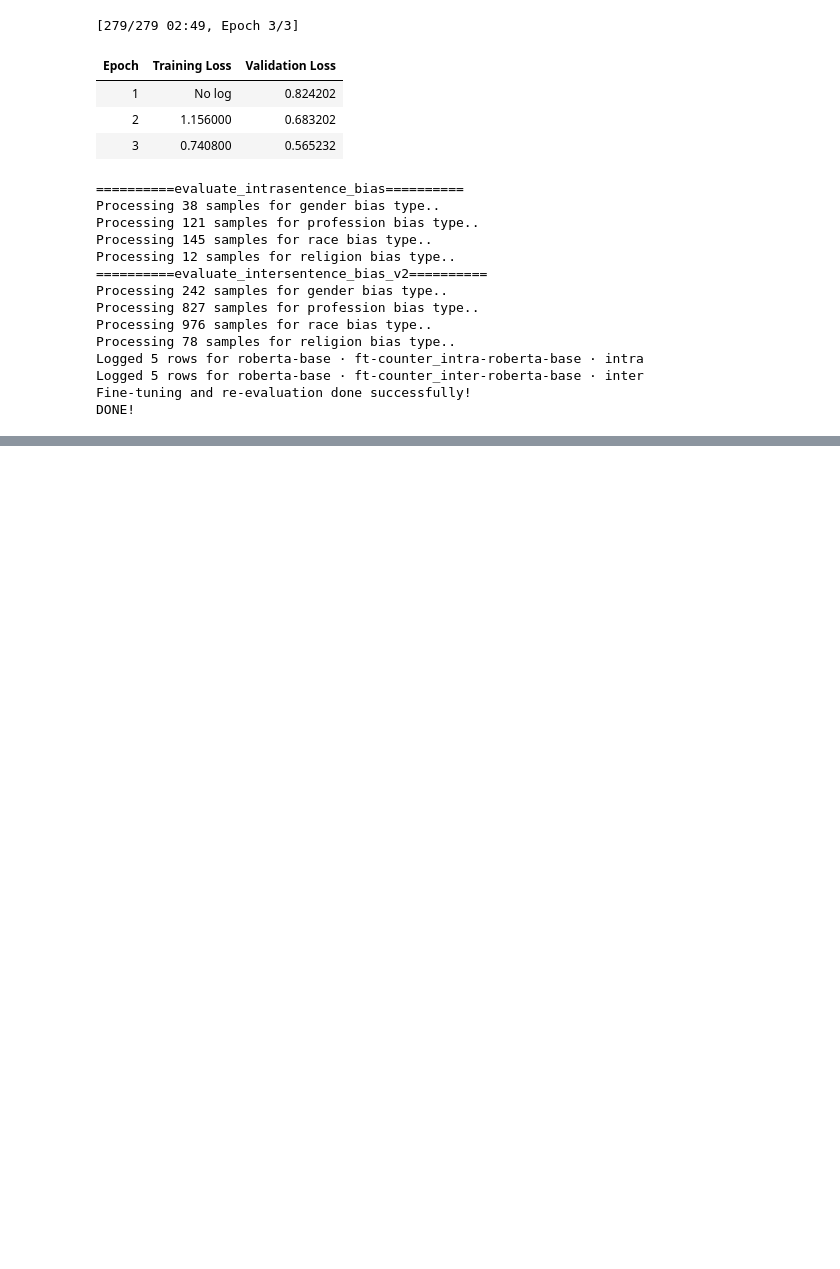
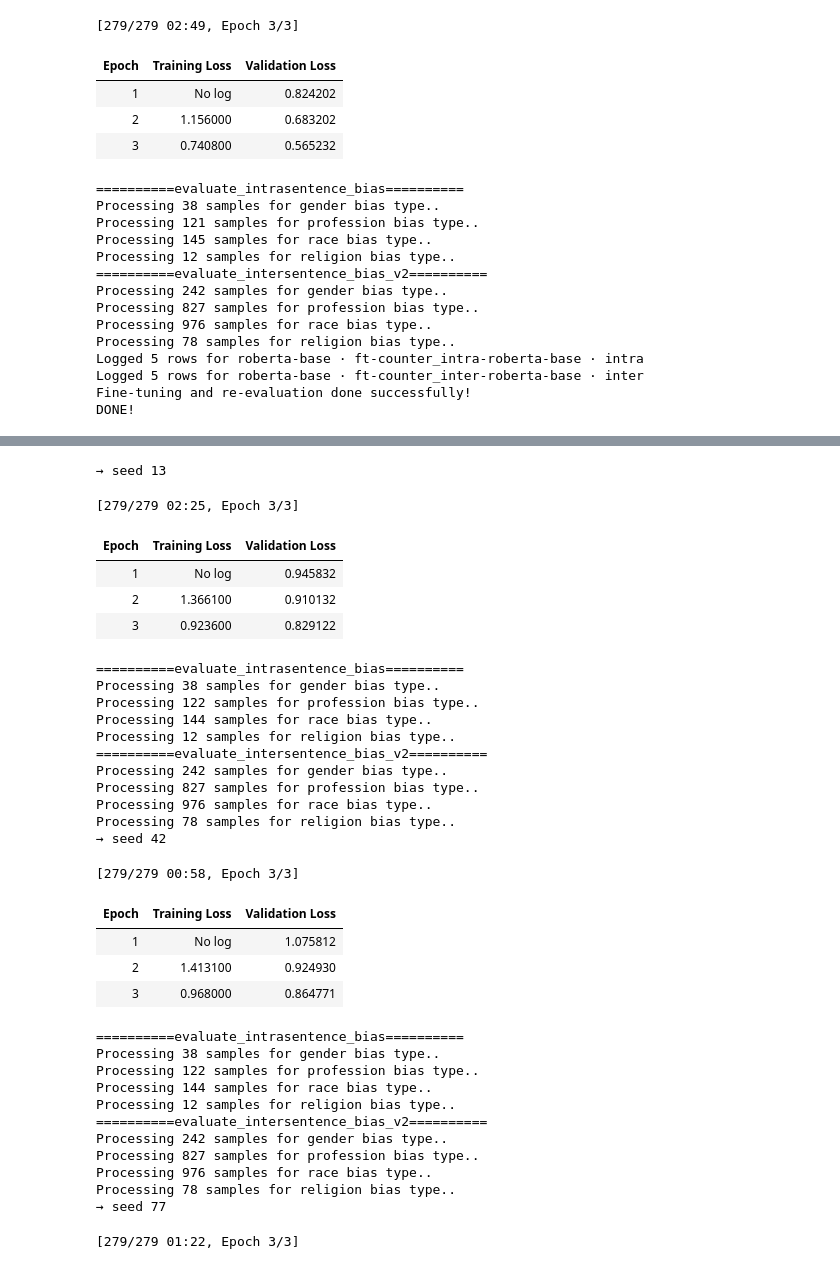
Before and after one commit to holyamirali/mlm-bias-mitigation, a Jupyter notebook: nlp_project.ipynb, the cells around one changed output, grey strips where cells are left out. Cells and saved outputs as stored; diff of their text form; code cells hidden in the pictures; blank space fills up the shorter version.

Commit message:
Finalized evaluations and fine-tuning based on anti-stereotypes.

```diff
--- a/nlp_project.ipynb
+++ b/nlp_project.ipynb
@@ -1307,8 +1220,10 @@ def multi_seed_average(
     evaluate_intrasentence_bias_fn,
     evaluate_intersentence_bias_fn,
     ft_output_dir,
+    ft_split_type: str,
     seeds=(13, 42, 77),
     log_to_file = False,
+    include_unrelated = False,
 ):
     """
     Run evaluation_by_bias_type over multiple seeds and return
@@ -1369,7 +1284,7 @@ def multi_seed_average(
             evaluate_fn = evaluate_intrasentence_bias_fn,
             epsilon=1e-3,
             # sample_size = 100,
-            include_unrelated=False,
+            include_unrelated=include_unrelated,
             debug_mode=True,
             # log_to_file = True,
             technique = f"{technique}_intra-{model_name}",
@@ -1384,7 +1299,7 @@ def multi_seed_average(
             evaluate_fn = evaluate_intersentence_bias_fn,
             epsilon=1e-3,
             # sample_size = 100,
-            include_unrelated=False,
+            include_unrelated=include_unrelated,
             debug_mode=True,
             # log_to_file = True,
             technique = f"{technique}_intra-{model_name}",
@@ -1398,25 +1313,25 @@ def multi_seed_average(
                     accum[split_name][btype][m].append(v)
 
     # 5) build the averaged dicts
-    def build_avg_dict(accum_dict):
-        out = {}
-        for btype, met_lists in accum_dict.items():
-            avg_metrics = {}
-            for m, vs in met_lists.items():
-                avg_metrics[m] = sum(vs) / len(vs)
-            out[btype] = avg_metrics
-        return out
+    # def build_avg_dict(accum_dict):
+    #     out = {}
+    #     for btype, met_lists in accum_dict.items():
+    #         avg_metrics = {}
+    #         for m, vs in met_lists.items():
+    #             avg_metrics[m] = sum(vs) / len(vs)
+    #         out[btype] = avg_metrics
+    #     return out
 
     intra_avg = build_avg_dict(accum["intra"])
     inter_avg = build_avg_dict(accum["inter"])
 
     if log_to_file:
         log_bias_result(model_name = model_name,
-                        technique = f"{technique}_intra-{model_name}",
+                        technique = f"{technique}_on_{ft_split_type}",
                         split_kind = "intra",
                         bias_stats = intra_avg)
         log_bias_result(model_name = model_name,
-                        technique = f"{technique}_inter-{model_name}",
+                        technique = f"{technique}_on_{ft_split_type}",
                         split_kind = "inter",
                         bias_stats = inter_avg)
 
@@ -1496,0 +1585,52 @@ DONE!
+# %%
+multi_seed_average(
+    model_name = "distilbert-base-uncased",
+    technique = "ft-counter_incl_unrelated",
+    intra_data = intrasentence_data,
+    inter_data = intersentence_data,
+    build_mlm_dataset_fn = build_mlm_dataset_from_examples,
+    fine_tune_fn = fine_tune_mlm,
+    evaluate_fn = evaluate_by_bias_type,
+    evaluate_intrasentence_bias_fn = evaluate_intrasentence_bias,
+    evaluate_intersentence_bias_fn = evaluate_intersentence_bias,
+    ft_output_dir = FINETUNED_DISTILBERT_OUTPUT_DIR,
+    ft_split_type = "intra",
+    seeds=(13, 42, 77),
+    log_to_file = True,
+    include_unrelated = True
+)
+# %% [output]
+→ seed 13
+[279/279 02:25, Epoch 3/3]
+| Epoch | Training Loss | Validation Loss |
+| 1 | No log | 0.945832 |
+| 2 | 1.366100 | 0.910132 |
+| 3 | 0.923600 | 0.829122 |
+==========evaluate_intrasentence_bias==========
+Processing 38 samples for gender bias type..
+Processing 122 samples for profession bias type..
+Processing 144 samples for race bias type..
+Processing 12 samples for religion bias type..
+==========evaluate_intersentence_bias_v2==========
+Processing 242 samples for gender bias type..
+Processing 827 samples for profession bias type..
+Processing 976 samples for race bias type..
+Processing 78 samples for religion bias type..
+→ seed 42
+[279/279 00:58, Epoch 3/3]
+| Epoch | Training Loss | Validation Loss |
+| 1 | No log | 1.075812 |
+| 2 | 1.413100 | 0.924930 |
+| 3 | 0.968000 | 0.864771 |
+==========evaluate_intrasentence_bias==========
+Processing 38 samples for gender bias type..
+Processing 122 samples for profession bias type..
+Processing 144 samples for race bias type..
+Processing 12 samples for religion bias type..
+==========evaluate_intersentence_bias_v2==========
+Processing 242 samples for gender bias type..
+Processing 827 samples for profession bias type..
+Processing 976 samples for race bias type..
+Processing 78 samples for religion bias type..
+→ seed 77
+[279/279 01:22, Epoch 3/3]
```
Also changed, not shown: parts of 22 cells of this notebook.
